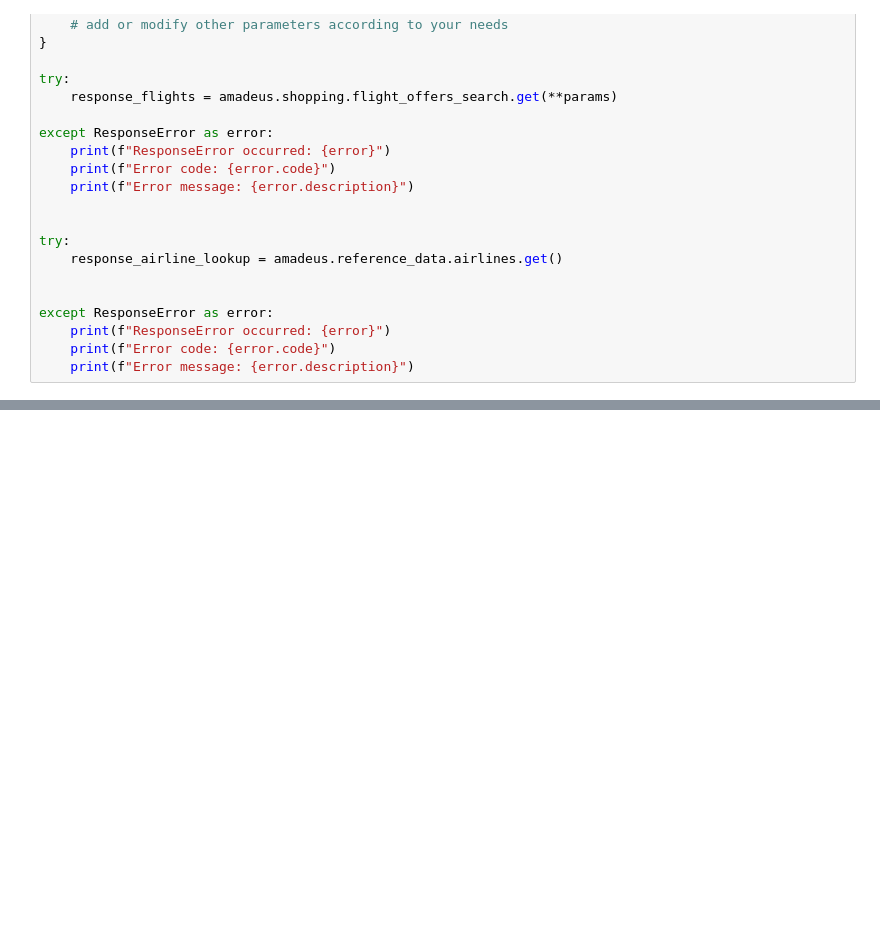
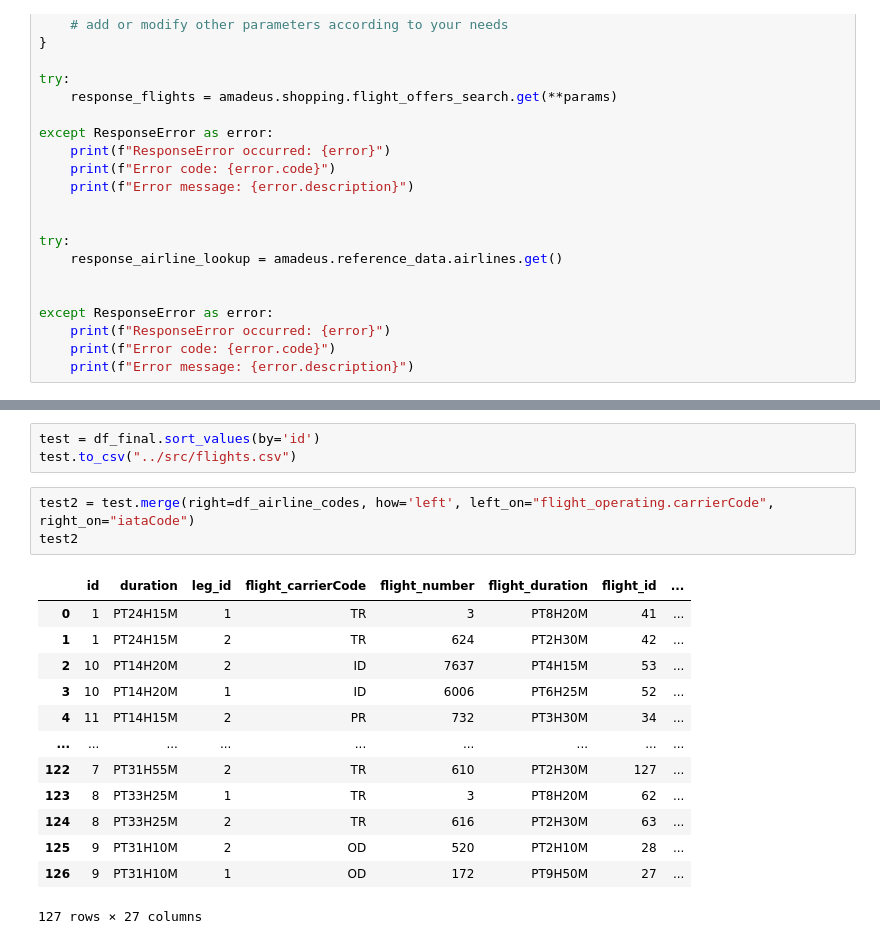
Before and after one commit to john-adeojo/ai_travel_agent, a Jupyter notebook: src/testnotebook.ipynb, the cells around one changed output, grey strips where cells are left out. Drawn from its saved outputs; the diff is of its cells as text; blank space fills up the shorter version.

```diff
--- a/src/testnotebook.ipynb
+++ b/src/testnotebook.ipynb
@@ -102,0 +217,20 @@ df_flights
+# %%
+test = df_final.sort_values(by='id')
+test.to_csv("../src/flights.csv")
+# %%
+test2 = test.merge(right=df_airline_codes, how='left', left_on="flight_operating.carrierCode", right_on="iataCode")
+test2
+# %% [output]
+|  | id | duration | leg_id | flight_carrierCode | flight_number | flight_duration | flight_id | ... |
+| 0 | 1 | PT24H15M | 1 | TR | 3 | PT8H20M | 41 | ... |
+| 1 | 1 | PT24H15M | 2 | TR | 624 | PT2H30M | 42 | ... |
+| 2 | 10 | PT14H20M | 2 | ID | 7637 | PT4H15M | 53 | ... |
+| 3 | 10 | PT14H20M | 1 | ID | 6006 | PT6H25M | 52 | ... |
+| 4 | 11 | PT14H15M | 2 | PR | 732 | PT3H30M | 34 | ... |
+| ... | ... | ... | ... | ... | ... | ... | ... | ... |
+| 122 | 7 | PT31H55M | 2 | TR | 610 | PT2H30M | 127 | ... |
+| 123 | 8 | PT33H25M | 1 | TR | 3 | PT8H20M | 62 | ... |
+| 124 | 8 | PT33H25M | 2 | TR | 616 | PT2H30M | 63 | ... |
+| 125 | 9 | PT31H10M | 2 | OD | 520 | PT2H10M | 28 | ... |
+| 126 | 9 | PT31H10M | 1 | OD | 172 | PT9H50M | 27 | ... |
+127 rows × 27 columns
```
Also changed, not shown: parts of 10 cells of this notebook, 3 other files.
